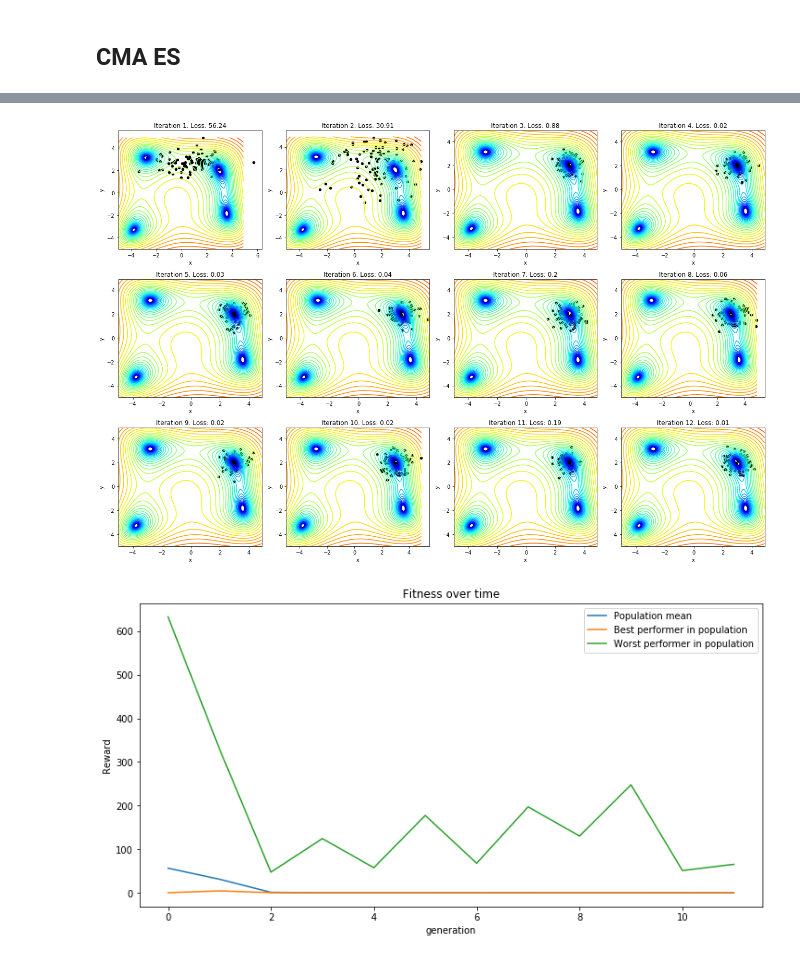
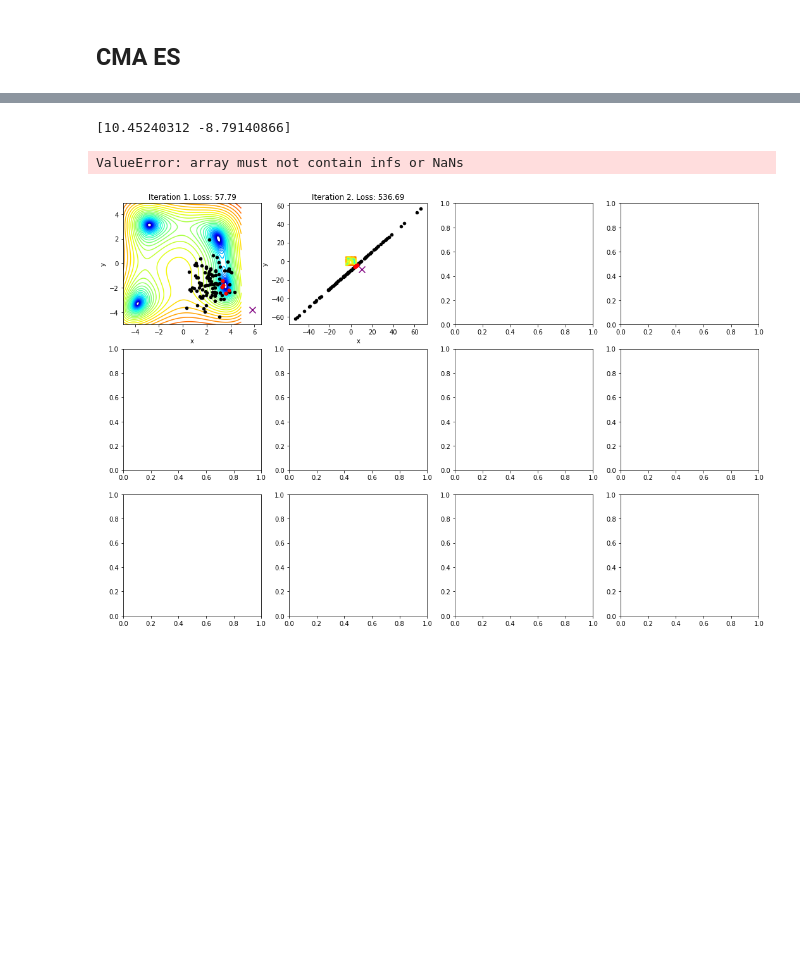
Before and after one commit to steffenricklin/RU-neurosmash, a Jupyter notebook: CMA_ES2.ipynb, the cells around one changed output, grey strips where cells are left out. Drawn from its saved outputs; the diff is of its cells as text; code cells hidden in the pictures; blank space fills up the shorter version.

```diff
--- a/CMA_ES2.ipynb
+++ b/CMA_ES2.ipynb
@@ -113,7 +117,7 @@ class classic_ES():
         self.Λ = Λ
         self.w_dim = w_dim
         self.weights = np.random.normal(0,1,w_dim)
-        self.Σ = make_spd_matrix(w_dim)
+        self.σ = 1
 
     def train(self, n_iter, loss_func):
         """
@@ -124,7 +128,7 @@ class classic_ES():
         :return fitness  (matrix) fitness score for each member for each iteration
         """
         Λ, λ   = self.Λ, self.λ
-        w, Σ   = self.weights, self.Σ
+        w, σ   = self.weights, self.σ
         reward = np.zeros((n_iter, Λ+1))
 
         fig, ax = plt.subplots(3, 4, figsize=(18,12))
@@ -133,7 +137,7 @@ class classic_ES():
         tic = time.perf_counter()
         for i in tqdm(range(n_iter)):
             # Generate λ population members
-            population = np.random.multivariate_normal(mean=w, cov=np.diag(Σ)*np.eye(self.w_dim), size=Λ)
+            population = np.random.multivariate_normal(mean=w, cov=σ*np.eye(self.w_dim), size=Λ)
 
             # Multiprocess each population member
             with Pool(os.cpu_count()) as pool:
@@ -146,19 +150,19 @@ class classic_ES():
 
             # Update w and Σ using elite
             w = np.mean(elite, axis=0)
-            Σ = np.std(elite)**2 * np.eye(w_dim)
+            σ = np.sum((elite-w)**2) / λ
 
             if i%1==0:
-                i=contour_plot_iteration(X, Y, Z, population, i+1, reward[i,0], ax=ax[i])
+                i=contour_plot_iteration(X, Y, Z, population, elite, w, i+1, reward[i,0], ax=ax[i])
         toc = time.perf_counter()
         print(f'Time elapsed: {toc - tic:0.4f} seconds')
 
         fig.tight_layout()
         self.weights = w
-        self.Σ = Σ
-        return w, Σ, reward
+        self.σ = σ
+        return w, reward
 
-    def action(z, h):
+    def action(z, h, theta=0):
         """
         Get an action from the controller
         Computes a_t = W_c (z_t h_t) + b_t
@@ -167,19 +171,20 @@ class classic_ES():
 
         :param z (vector) latent state at timepoint t
         :param h (vector) hidden state at timepoint t
+        :param theta (float) decision threshold for action
 
         :return action (int) clipped with tanh()
         """
         a = self.weights @ (z@h)
         a = np.tanh(a)
-        return 1 if a>0 else 0
+        return 1 if a>theta else 0
 # %%
 w_dim     = 2
 n_iter    = 12
-Λ, λ      = 100, 5  # Population size, elite size
+Λ, λ      = 100, 15  # Population size, elite size
 
 controller = classic_ES(Λ, λ, 2)
-w, Σ, reward = controller.train(n_iter, himmelblau_loss)
+w, reward = controller.train(n_iter, himmelblau_loss)
 plt.show()
 
 # Plot reward as a function of generations
@@ -291,16 +308,9 @@ class CMA_ES():
 w_dim     = 2
 n_iter    = 12
 Λ, λ      = 100, 5  # Population size, elite size
-p_σ, p_c  = 0, 0
-α_w       = 1 # Learning rate for the weights
-α_σ       = 1 # Learning rate for step size
-α_cp      = 1 # learning rate
-α_c1      = 1 # learning rate for
-α_cλ      = np.min(1,λ/n_iter**2) # learning rates
-d         = 1 # damping factor
 
-controller = CMA_ES(Λ, λ, w_dim, d, α_w, α_σ, α_cp, α_c1, α_cλ)
-w, Σ, reward = controller.train(n_iter, himmelblau_loss)
+controller = CMA_ES(Λ, λ, w_dim)#, d, α_w, α_σ, α_cp, α_c1, α_cλ)
+w, reward = controller.train(n_iter, himmelblau_loss)
 plt.show()
 
 # Plot reward as a function of generations
@@ -311,2 +321,3 @@ Time elapsed: 2.3579 seconds
+[10.45240312 -8.79140866]
+ValueError: array must not contain infs or NaNs
-[figure, old version]
+[figure, new version]
-[figure, removed]
```
Also changed, not shown: parts of 5 cells of this notebook.
